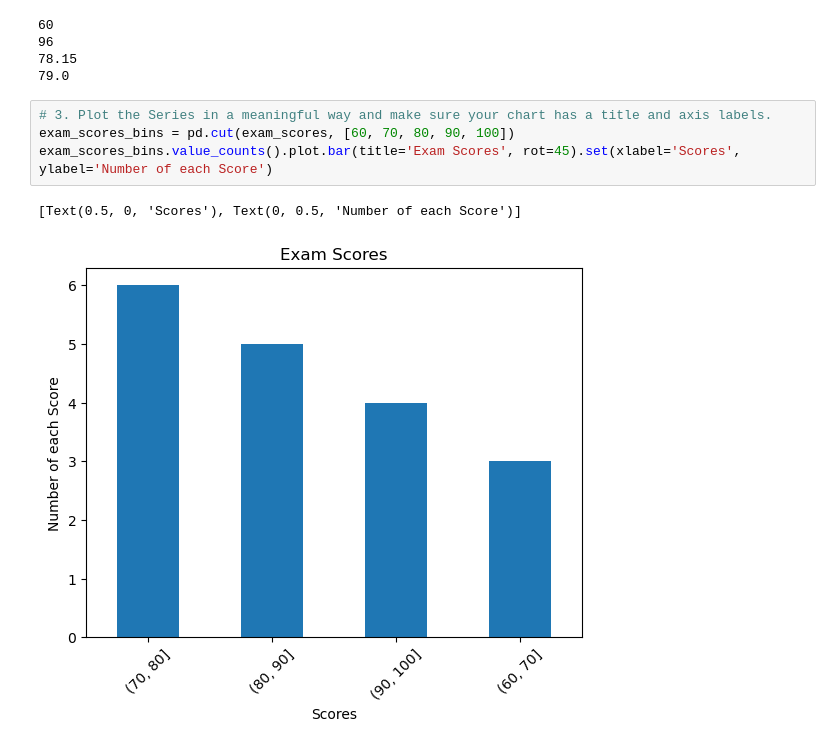
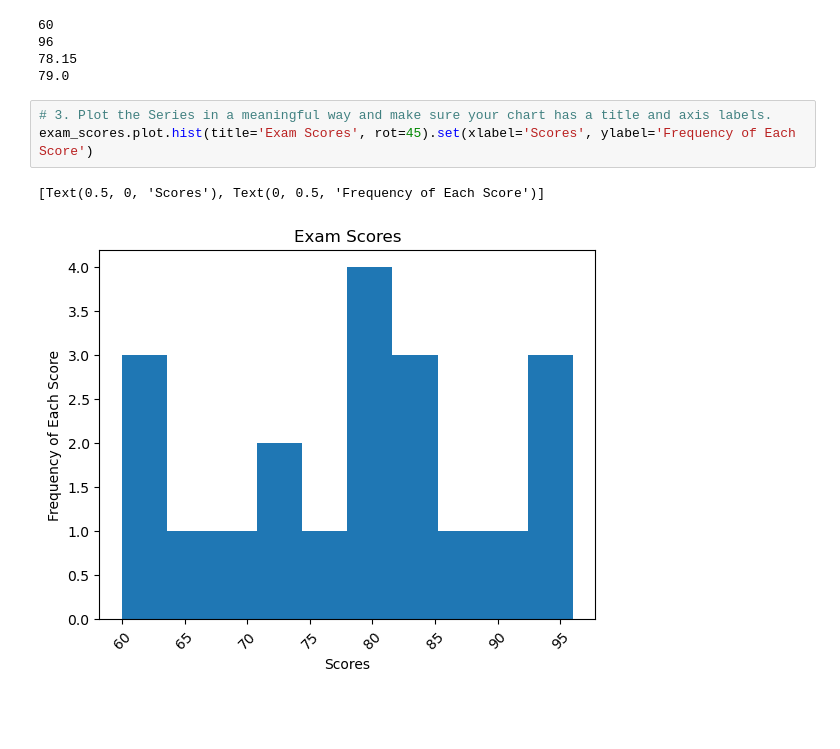
Before and after one commit to ihcrane/data-science-libraries, a Jupyter notebook: panda_series.ipynb, the cells around one changed output. Cells and saved outputs as stored; diff of their text form; blank space fills up the shorter version.

```diff
--- a/panda_series.ipynb
+++ b/panda_series.ipynb
@@ -342,10 +362,9 @@ print(exam_scores.median())
 79.0
 # %%
 # 3. Plot the Series in a meaningful way and make sure your chart has a title and axis labels.
-exam_scores_bins = pd.cut(exam_scores, [60, 70, 80, 90, 100])
-exam_scores_bins.value_counts().plot.bar(title='Exam Scores', rot=45).set(xlabel='Scores', ylabel='Number of each Score')
+exam_scores.plot.hist(title='Exam Scores', rot=45).set(xlabel='Scores', ylabel='Frequency of Each Score')
 # %% [output]
-[Text(0.5, 0, 'Scores'), Text(0, 0.5, 'Number of each Score')]
+[Text(0.5, 0, 'Scores'), Text(0, 0.5, 'Frequency of Each Score')]
-[figure, old version]
+[figure, new version]
 # %%
 # 4. Write the code necessary to implement a curve for your exam_grades Series and save this as curved_grades. Add the necessary points to the highest grade to make it 100, and add the same number of points to every other score in the Series as well.
```
Also changed, not shown: parts of 17 cells of this notebook, 1 other file.
